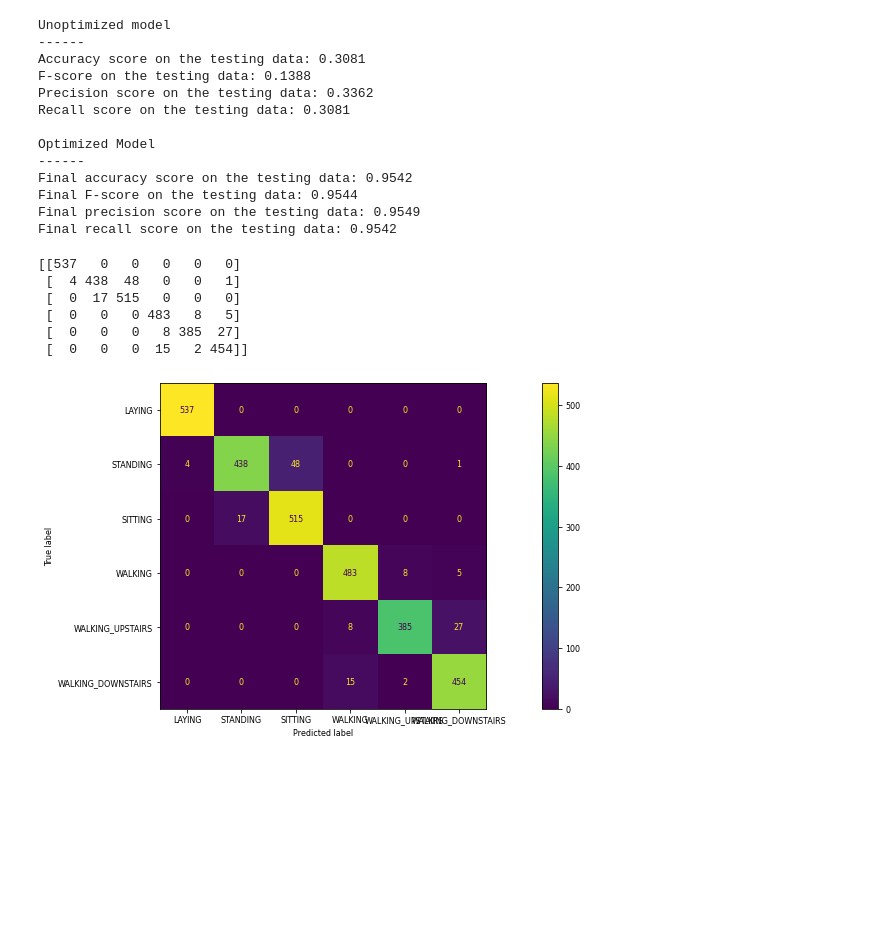
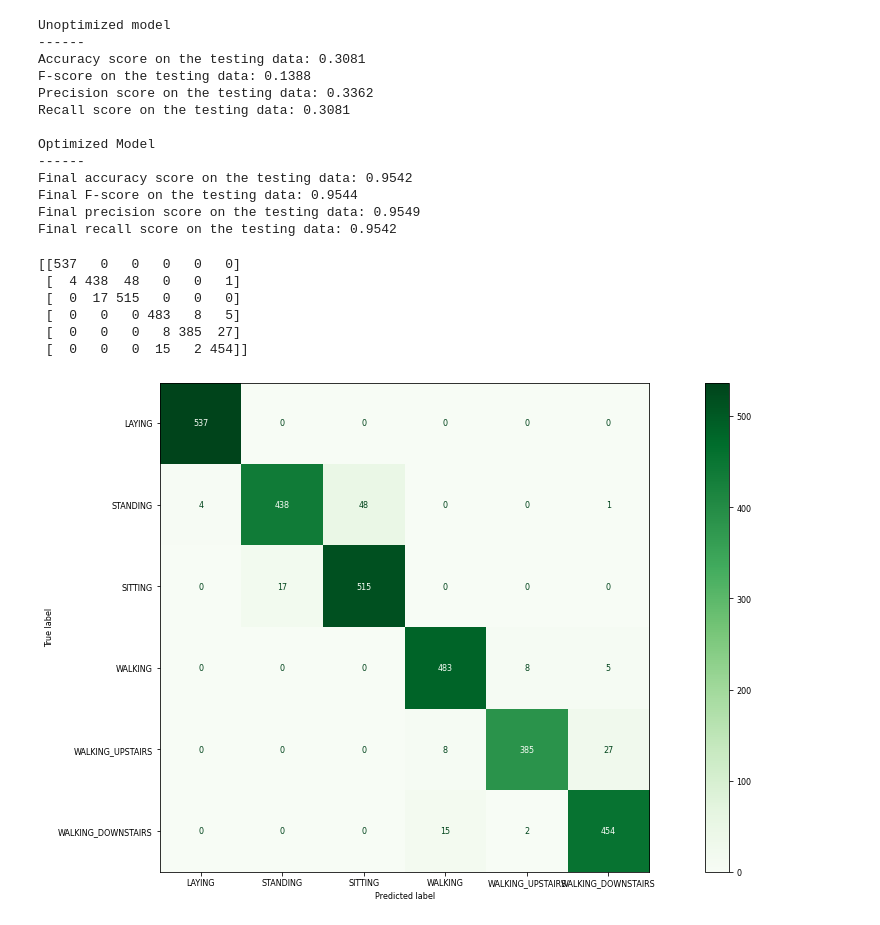
Before and after one commit to jakesant/gog_apt, a Jupyter notebook: Gog_Data_Time.ipynb, the cells around one changed output. Drawn from its saved outputs; the diff is of its cells as text; code cells hidden in the pictures; blank space fills up the shorter version.

Commit message:
Slightly unfucked font labels in confusion matrix. Used nicer colour map

```diff
--- a/Gog_Data_Time.ipynb
+++ b/Gog_Data_Time.ipynb
@@ -248,18 +248,18 @@ Final recall score on the testing data: 0.9542
 # %%
 #Confusion Matrix maps out the predicted label given to the data with the actual label
 #Helps us check the rate of true/false positives and true/false negatives
 #parameters are the true labels, and the predicted labels
 
 print(confusion_matrix(Y_test, best_predictions))
-fig, ax = plt.subplots(figsize=(20, 6))
+fig, ax = plt.subplots(figsize=(20, 9))
 plt.rcParams.update({'font.size': 8})
-plot_confusion_matrix(estimator=best_clf, X=X_test_scaled, y_true=Y_test, display_labels=labels, ax=ax)
+plot_confusion_matrix(estimator=best_clf, X=X_test_scaled, y_true=Y_test, display_labels=labels, ax=ax, cmap='Greens')
 plt.show()
 # %% [output]
 [[537   0   0   0   0   0]
  [  4 438  48   0   0   1]
  [  0  17 515   0   0   0]
  [  0   0   0 483   8   5]
  [  0   0   0   8 385  27]
  [  0   0   0  15   2 454]]
-[figure, old version]
+[figure, new version]
```
